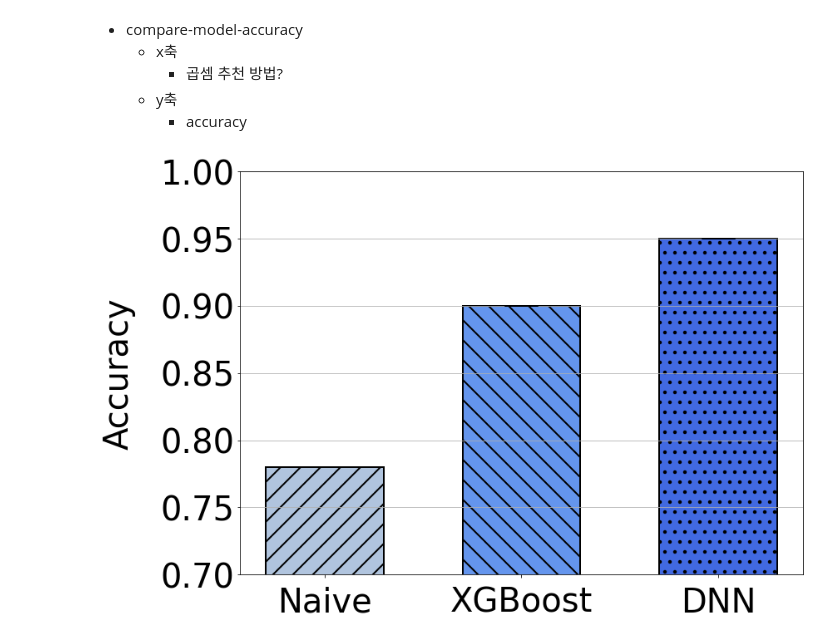
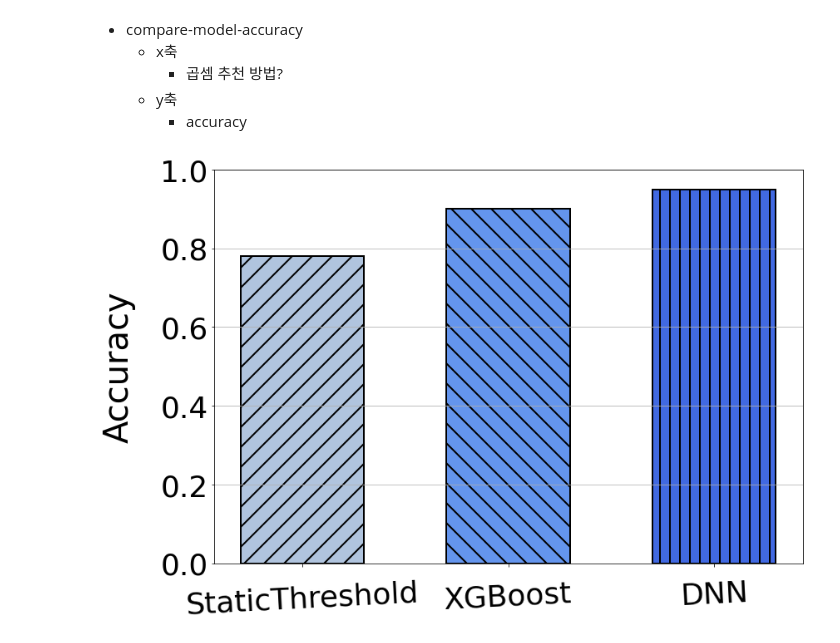
Before and after one commit to unhochoi/Sparse-Matrix-Multiplication, a Jupyter notebook: figure/pyplot/compare-model-accuracy.ipynb, the cells around one changed output. Drawn from its saved outputs; the diff is of its cells as text; code cells hidden in the pictures.

Commit message:
modifying figure

```diff
--- a/figure/pyplot/compare-model-accuracy.ipynb
+++ b/figure/pyplot/compare-model-accuracy.ipynb
@@ -47,38 +47,38 @@ DNN_yerr = df[['mingap', 'maxgap']].T.to_numpy()
 fontsize = 40
 
 plt.rc('axes', labelsize=fontsize)   # x,y축 label 폰트 크기
-plt.rc('xtick', labelsize=fontsize)  # x축 눈금 폰트 크기
-plt.rc('ytick', labelsize=fontsize)  # y축 눈금 폰트 크기
+plt.rc('xtick', labelsize=fontsize*0.9)  # x축 눈금 폰트 크기
+plt.rc('ytick', labelsize=fontsize*0.9)  # y축 눈금 폰트 크기
 plt.rc('legend', fontsize=fontsize*0.45)  # 범례 폰트 크기
 plt.rcParams['hatch.linewidth'] = 2 # bar pattern 두께
 
 #x = np.array([0, 1, 2]) # x축 인덱스
 width = 0.6 # bar 넓이
 
 fig, ax1 = plt.subplots(figsize=(12,8)) # figure 및 subplot 선언
 
 # 각 bar 의 중심 지정
 bar1 = ax1.bar(0, Naive_accuracy, width, linewidth=2, edgecolor='black', yerr=Naive_yerr, hatch='/', color='lightsteelblue', capsize=20)
 bar2 = ax1.bar(1, XGBoost_accuracy, width, linewidth=2, edgecolor='black', yerr=XGBoost_yerr, hatch='\\', color='cornflowerblue', capsize=20)
-bar3 = ax1.bar(2, DNN_accuracy, width, linewidth=2, edgecolor='black', yerr=DNN_yerr, hatch='.', color='royalblue', capsize=20)
+bar3 = ax1.bar(2, DNN_accuracy, width, linewidth=2, edgecolor='black', yerr=DNN_yerr, hatch='|', color='royalblue', capsize=20)
 ################################# ax1 ####################################################
 
 ax1.set_xticks([0, 1, 2]) # x축 tick 위치
-ax1.set_xticklabels(["Naive", "XGBoost", "DNN"]) # x축 tick label
-ax1.tick_params(axis='x',pad=10) # x축 tick label pad
+ax1.set_xticklabels(["StaticThreshold", "XGBoost", "DNN"], rotation=3) # x축 tick label
+ax1.tick_params(axis='x',pad=15) # x축 tick label pad
 
 ax1.yaxis.grid(True) # y축만 grid 사용
-ax1.set_ylim([0.7, 1])  # 좌측 y축 범위 설정
-ax1.set_yticks([0.7, 0.75, 0.8, 0.85, 0.9, 0.95, 1.0]) # y축 index 설정
+ax1.set_ylim([0.0, 1])  # 좌측 y축 범위 설정
+# ax1.set_yticks([0.7, 0.75, 0.8, 0.85, 0.9, 0.95, 1.0]) # y축 index 설정
 
 #ax1.set_xlabel('Model', labelpad=20) # ax1 xlabel 설정
 ax1.set_ylabel('Accuracy', labelpad=30) # ax1 ylabel 설정
 
 #ax1.legend(loc="upper right") # 범례 표시
 
 # 이미지 저장시, figure 크기에 맞게 이미지 저장
 fig.tight_layout()
 fig.savefig('./compare-model-accuracy.png')
 plt.show()
 # %% [output]
-[figure, old version]
+[figure, new version]
```
Also changed, not shown: 12 other files.
